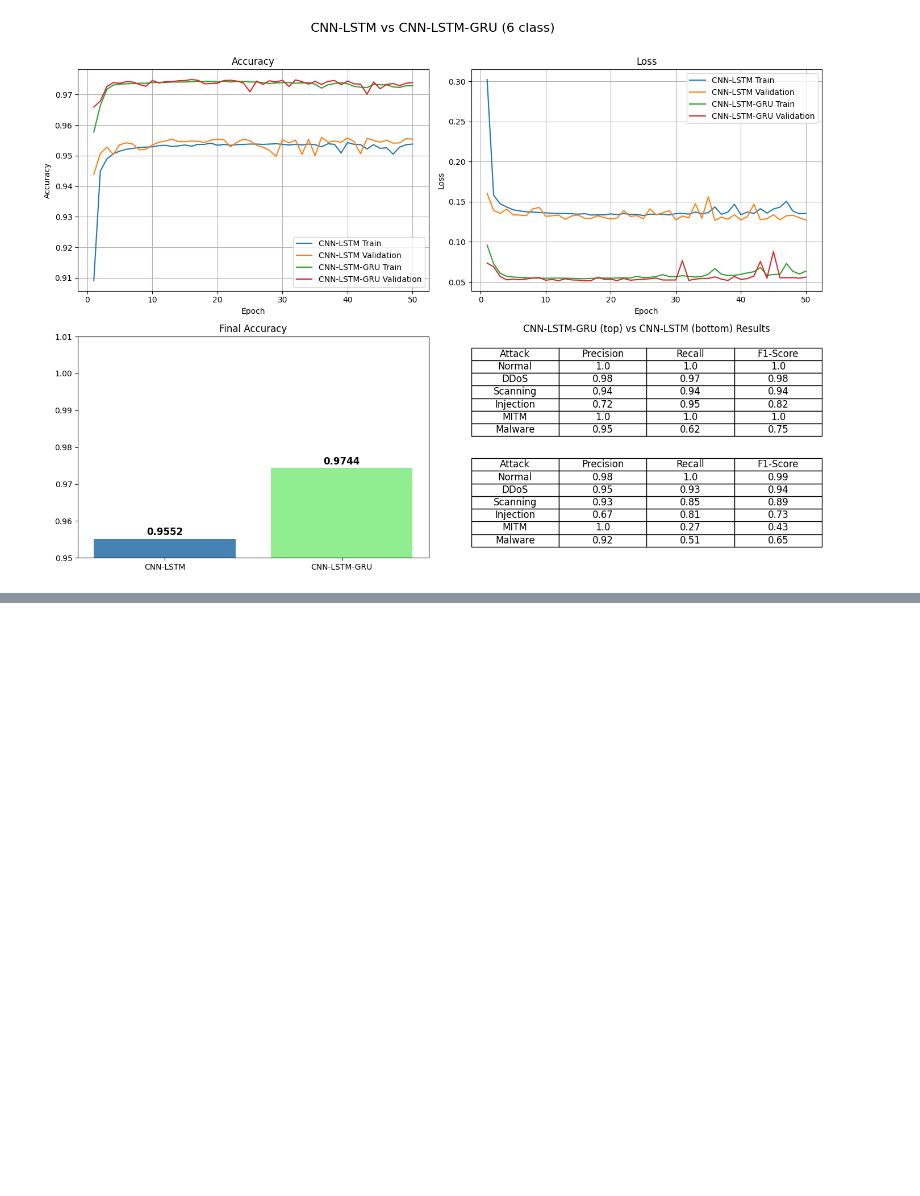
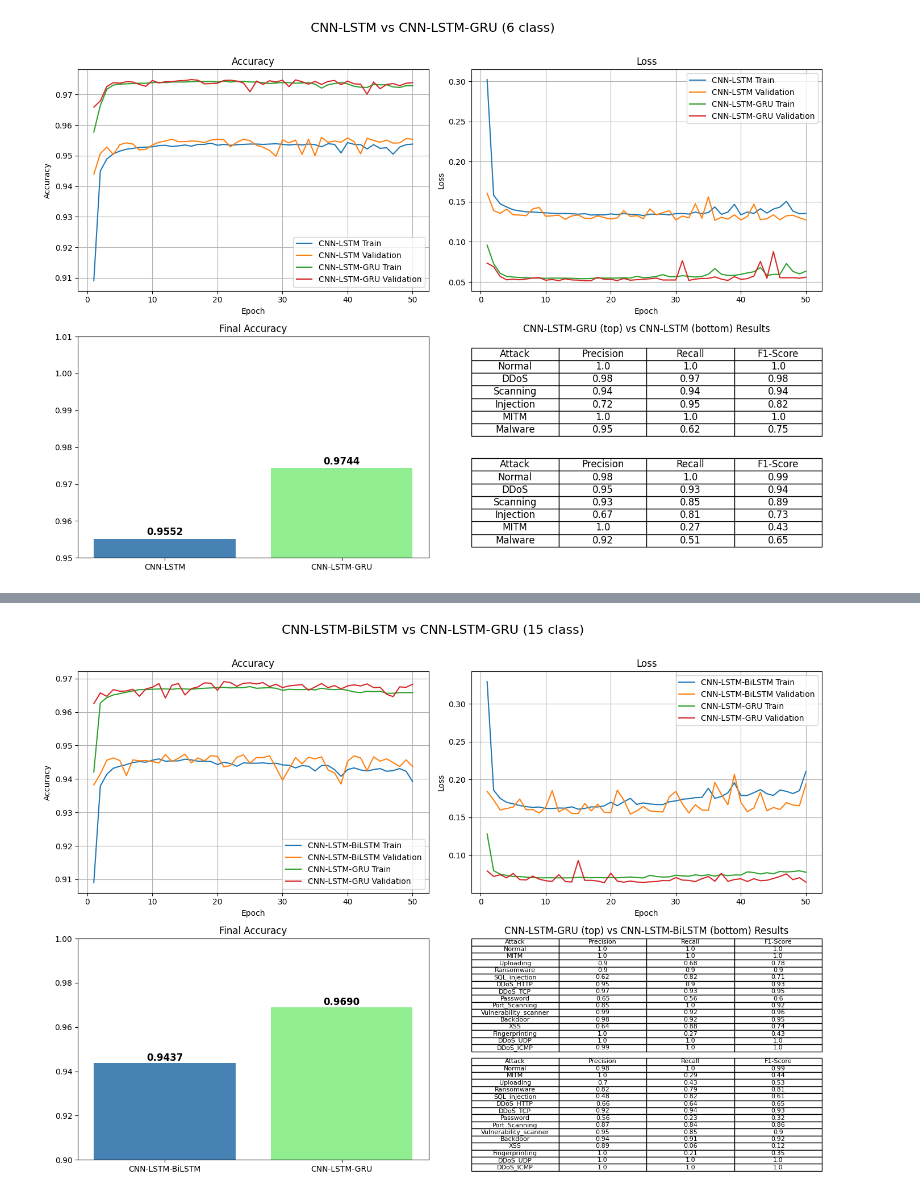
Before and after one commit to aadityataleppady/FII_NX1-NARC_Aaditya-Taleppady, a Jupyter notebook: Compare-Model-Results.ipynb, the cells around one changed output, grey strips where cells are left out. Saved outputs shown, nothing was run; the diff lists cells and outputs as text; code cells hidden in the pictures; blank space fills up the shorter version.

```diff
--- a/Compare-Model-Results.ipynb
+++ b/Compare-Model-Results.ipynb
@@ -265,0 +437,94 @@ plt.show()
+# %%
+# 15 Class CNN-LSTM-GRU vs CNN-LSTM-BiLSTM Comparison:
+
+import matplotlib.pyplot as plt
+import numpy as np
+import pandas as pd
+
+# CNN-LSTM-BiLSTM
+cnn_lstm_bilstm_epochs = np.arange(1, 51)
+cnn_lstm_bilstm_train_acc = [0.9090, 0.9379, 0.9414, 0.9432, 0.9438, 0.9443, 0.9449, 0.9452, 0.9450, 0.9456, 0.9460, 0.9453, 0.9454, 0.9454, 0.9459, 0.9457, 0.9453, 0.9453, 0.9452, 0.9443, 0.9450, 0.9446, 0.9438, 0.9448, 0.9447, 0.9447, 0.9448, 0.9446, 0.9447, 0.9442, 0.9441, 0.9433, 0.9440, 0.9438, 0.9424, 0.9440, 0.9440, 0.9428, 0.9408, 0.9428, 0.9433, 0.9427, 0.9424, 0.9428, 0.9431, 0.9423, 0.9425, 0.9431, 0.9423, 0.9392]
+cnn_lstm_bilstm_val_acc = [0.9382, 0.9415, 0.9456, 0.9463, 0.9455, 0.9410, 0.9457, 0.9454, 0.9455, 0.9452, 0.9448, 0.9473, 0.9452, 0.9462, 0.9474, 0.9448, 0.9463, 0.9454, 0.9470, 0.9467, 0.9436, 0.9440, 0.9465, 0.9472, 0.9447, 0.9464, 0.9464, 0.9469, 0.9434, 0.9396, 0.9430, 0.9464, 0.9445, 0.9465, 0.9460, 0.9466, 0.9427, 0.9418, 0.9385, 0.9453, 0.9469, 0.9463, 0.9425, 0.9466, 0.9453, 0.9460, 0.9449, 0.9437, 0.9457, 0.9437]
+cnn_lstm_bilstm_train_loss = [0.3295, 0.1858, 0.1751, 0.1697, 0.1678, 0.1656, 0.1641, 0.1632, 0.1636, 0.1617, 0.1617, 0.1623, 0.1621, 0.1639, 0.1607, 0.1618, 0.1638, 0.1637, 0.1652, 0.1699, 0.1654, 0.1704, 0.1751, 0.1671, 0.1690, 0.1676, 0.1670, 0.1668, 0.1706, 0.1717, 0.1739, 0.1746, 0.1760, 0.1763, 0.1884, 0.1751, 0.1775, 0.1824, 0.1957, 0.1788, 0.1790, 0.1826, 0.1867, 0.1811, 0.1789, 0.1861, 0.1843, 0.1814, 0.1853, 0.2108]
+cnn_lstm_bilstm_val_loss = [0.1843, 0.1731, 0.1596, 0.1616, 0.1635, 0.1741, 0.1600, 0.1603, 0.1557, 0.1631, 0.1854, 0.1572, 0.1617, 0.1552, 0.1550, 0.1682, 0.1584, 0.1674, 0.1566, 0.1562, 0.1859, 0.1729, 0.1543, 0.1585, 0.1644, 0.1584, 0.1577, 0.1570, 0.1770, 0.1843, 0.1679, 0.1557, 0.1667, 0.1597, 0.1592, 0.1960, 0.1804, 0.1667, 0.2068, 0.1697, 0.1573, 0.1624, 0.1832, 0.1585, 0.1630, 0.1603, 0.1694, 0.1662, 0.1654, 0.1940]
+cnn_lstm_bilstm_final_test_acc = 0.9437
+cnn_lstm_bilstm_final_test_loss = 0.1949
+
+# CNN-LSTM-GRU
+cnn_lstm_gru_epochs = np.arange(1, 51)
+cnn_lstm_gru_train_acc = [0.9421, 0.9627, 0.9643, 0.9651, 0.9655, 0.9659, 0.9663, 0.9667, 0.9667, 0.9668, 0.9669, 0.9669, 0.9668, 0.9670, 0.9669, 0.9668, 0.9670, 0.9671, 0.9672, 0.9673, 0.9674, 0.9672, 0.9673, 0.9673, 0.9676, 0.9671, 0.9672, 0.9673, 0.9671, 0.9665, 0.9668, 0.9667, 0.9667, 0.9668, 0.9666, 0.9671, 0.9668, 0.9667, 0.9668, 0.9665, 0.9660, 0.9658, 0.9662, 0.9661, 0.9662, 0.9656, 0.9656, 0.9658, 0.9658, 0.9658]
+cnn_lstm_gru_val_acc = [0.9625, 0.9657, 0.9647, 0.9667, 0.9662, 0.9663, 0.9668, 0.9647, 0.9669, 0.9674, 0.9685, 0.9642, 0.9680, 0.9685, 0.9651, 0.9670, 0.9675, 0.9687, 0.9686, 0.9665, 0.9691, 0.9688, 0.9677, 0.9686, 0.9687, 0.9684, 0.9688, 0.9676, 0.9683, 0.9673, 0.9678, 0.9680, 0.9682, 0.9665, 0.9675, 0.9685, 0.9673, 0.9679, 0.9669, 0.9678, 0.9681, 0.9678, 0.9684, 0.9673, 0.9674, 0.9653, 0.9646, 0.9675, 0.9674, 0.9683 ]
+cnn_lstm_gru_train_loss = [0.1279, 0.0794, 0.0748, 0.0731, 0.0718, 0.0716, 0.0709, 0.0703, 0.0699, 0.0700, 0.0700, 0.0699, 0.0699, 0.0700, 0.0706, 0.0706, 0.0700, 0.0703, 0.0700, 0.0703, 0.0699, 0.0705, 0.0711, 0.0703, 0.0698, 0.0733, 0.0717, 0.0710, 0.0713, 0.0734, 0.0725, 0.0721, 0.0739, 0.0728, 0.0740, 0.0723, 0.0743, 0.0728, 0.0737, 0.0737, 0.0778, 0.0769, 0.0750, 0.0767, 0.0753, 0.0784, 0.0777, 0.0783, 0.0792, 0.0773]
+cnn_lstm_gru_val_loss = [0.0791, 0.0718, 0.0740, 0.0699, 0.0757, 0.0676, 0.0672, 0.0722, 0.0682, 0.0661, 0.0652, 0.0742, 0.0651, 0.0644, 0.0928, 0.0666, 0.0666, 0.0657, 0.0635, 0.0761, 0.0656, 0.0642, 0.0657, 0.0644, 0.0640, 0.0646, 0.0651, 0.0664, 0.0661, 0.0703, 0.0670, 0.0665, 0.0650, 0.0688, 0.0717, 0.0655, 0.0759, 0.0653, 0.0677, 0.0686, 0.0651, 0.0688, 0.0661, 0.0667, 0.0691, 0.0718, 0.0751, 0.0675, 0.0701, 0.0642]
+cnn_lstm_gru_final_test_acc = 0.9690
+cnn_lstm_gru_final_test_loss = 0.0632
+
+
+fig, axs = plt.subplots(2, 2, figsize=(14, 10))
+fig.suptitle("CNN-LSTM-BiLSTM vs CNN-LSTM-GRU (15 class)", fontsize=16)
+
+# accuracy
+axs[0, 0].plot(cnn_lstm_bilstm_epochs, cnn_lstm_bilstm_train_acc, label='CNN-LSTM-BiLSTM Train')
+axs[0, 0].plot(cnn_lstm_bilstm_epochs, cnn_lstm_bilstm_val_acc, label='CNN-LSTM-BiLSTM Validation')
+axs[0, 0].plot(cnn_lstm_gru_epochs, cnn_lstm_gru_train_acc, label='CNN-LSTM-GRU Train')
+axs[0, 0].plot(cnn_lstm_gru_epochs, cnn_lstm_gru_val_acc, label='CNN-LSTM-GRU Validation')
+axs[0, 0].set_title("Accuracy")
+axs[0, 0].set_xlabel("Epoch")
+axs[0, 0].set_ylabel("Accuracy")
+axs[0, 0].legend()
+axs[0, 0].grid(True)
+
+# loss
+axs[0, 1].plot(cnn_lstm_bilstm_epochs, cnn_lstm_bilstm_train_loss, label='CNN-LSTM-BiLSTM Train')
+axs[0, 1].plot(cnn_lstm_bilstm_epochs, cnn_lstm_bilstm_val_loss, label='CNN-LSTM-BiLSTM Validation')
+axs[0, 1].plot(cnn_lstm_gru_epochs, cnn_lstm_gru_train_loss, label='CNN-LSTM-GRU Train')
+axs[0, 1].plot(cnn_lstm_gru_epochs, cnn_lstm_gru_val_loss, label='CNN-LSTM-GRU Validation')
+axs[0, 1].set_title("Loss")
+axs[0, 1].set_xlabel("Epoch")
+axs[0, 1].set_ylabel("Loss")
+axs[0, 1].legend()
+axs[0, 1].grid(True)
+
+# accuracy table
+models = ['CNN-LSTM-BiLSTM', 'CNN-LSTM-GRU']
+test_accs = [cnn_lstm_bilstm_final_test_acc, cnn_lstm_gru_final_test_acc]
+axs[1, 0].bar(models, test_accs, color=['steelblue', 'lightgreen'])
+axs[1, 0].set_title("Final Accuracy")
+axs[1, 0].set_ylim([0.90, 1.00])
+for i, acc in enumerate(test_accs):
+    axs[1, 0].text(i, acc + 0.001, f"{acc:.4f}", ha='center', fontsize=12, fontweight='bold')
+
+# table
+results_cnn_lstm_gru = pd.DataFrame({
+    "Attack": ["Normal", "MITM", "Uploading", "Ransomware", "SQL_injection", "DDoS_HTTP", "DDoS_TCP", "Password", "Port_Scanning", "Vulnerability_scanner", "Backdoor", "XSS", "Fingerprinting", "DDoS_UDP", "DDoS_ICMP"],
+    "Precision": [1.00, 1.00, 0.90, 0.90, 0.62, 0.95, 0.97, 0.65, 0.85, 0.99, 0.98, 0.64, 1.00, 1.00, 0.99],
+    "Recall": [1.00, 1.00, 0.68, 0.90, 0.82, 0.90, 0.93, 0.56, 1.00, 0.92, 0.92, 0.88, 0.27, 1.00, 1.00],
+    "F1-Score": [1.00, 1.00, 0.78, 0.90, 0.71, 0.93, 0.95, 0.60, 0.92, 0.96, 0.95, 0.74, 0.43, 1.00, 1.00]
+
+})
+
+results_cnn_lstm_bilstm = pd.DataFrame({
+    "Attack": ["Normal", "MITM", "Uploading", "Ransomware", "SQL_injection", "DDoS_HTTP", "DDoS_TCP", "Password", "Port_Scanning", "Vulnerability_scanner", "Backdoor", "XSS", "Fingerprinting", "DDoS_UDP", "DDoS_ICMP"],
+    "Precision": [0.98, 1.00, 0.70, 0.82, 0.48, 0.66, 0.92, 0.56, 0.87, 0.95, 0.94, 0.89, 1.00, 1.00, 1.00],
+    "Recall": [1.00, 0.29, 0.43, 0.79, 0.82, 0.64, 0.94, 0.23, 0.84, 0.85, 0.91, 0.06, 0.21, 1.00, 1.00],
+    "F1-Score": [0.99, 0.44, 0.53, 0.81, 0.61, 0.65, 0.93, 0.32, 0.86, 0.90, 0.92, 0.12, 0.35, 1.00, 1.00]
+})
+
+# CNN-LSTM-GRU table
+axs[1, 1].axis('off')
+table_cnn_lstm_gru = axs[1, 1].table(cellText=results_cnn_lstm_gru.values, colLabels=results_cnn_lstm_gru.columns, loc='center', cellLoc='center', bbox=[0, 0.49, 1, 0.51])
+table_cnn_lstm_gru.auto_set_font_size(False)
+table_cnn_lstm_gru.set_fontsize(8)
+table_cnn_lstm_gru.scale(1.2, 1.2)
+
+# CNN-LSTM table
+table_cnn_lstm_bilstm = axs[1, 1].table(cellText=results_cnn_lstm_bilstm.values, colLabels=results_cnn_lstm_bilstm.columns, loc='center', cellLoc='center', bbox=[0, -0.05, 1, 0.51])
+table_cnn_lstm_bilstm.auto_set_font_size(False)
+table_cnn_lstm_bilstm.set_fontsize(8)
+table_cnn_lstm_bilstm.scale(1.2, 1.2)
+axs[1, 1].set_title("CNN-LSTM-GRU (top) vs CNN-LSTM-BiLSTM (bottom) Results")
+
+plt.tight_layout(rect=[0, 0, 1, 0.97])
+plt.show()
+# %% [output]
+[figure, added]
```
Also changed, not shown: parts of 4 cells of this notebook, 6 other files.
